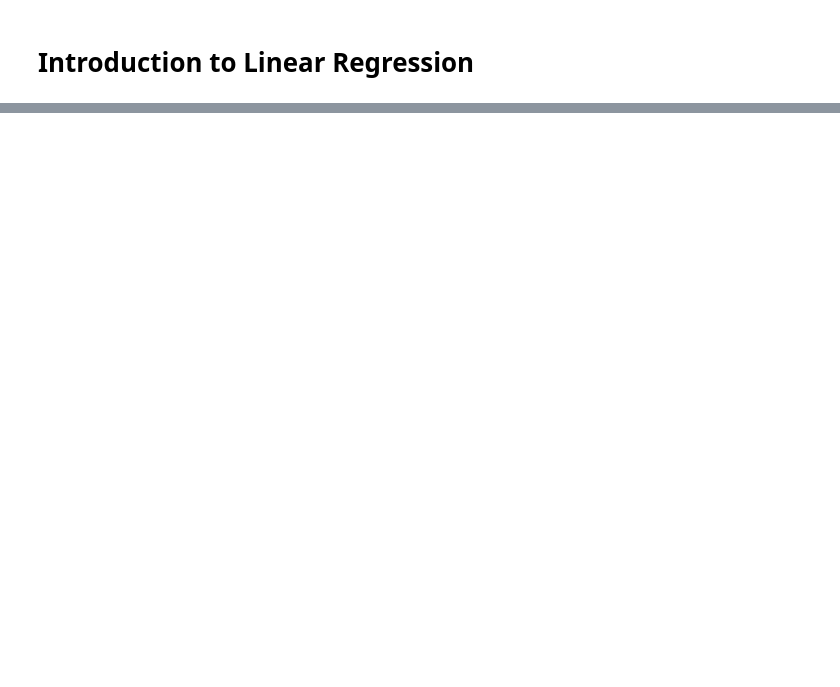
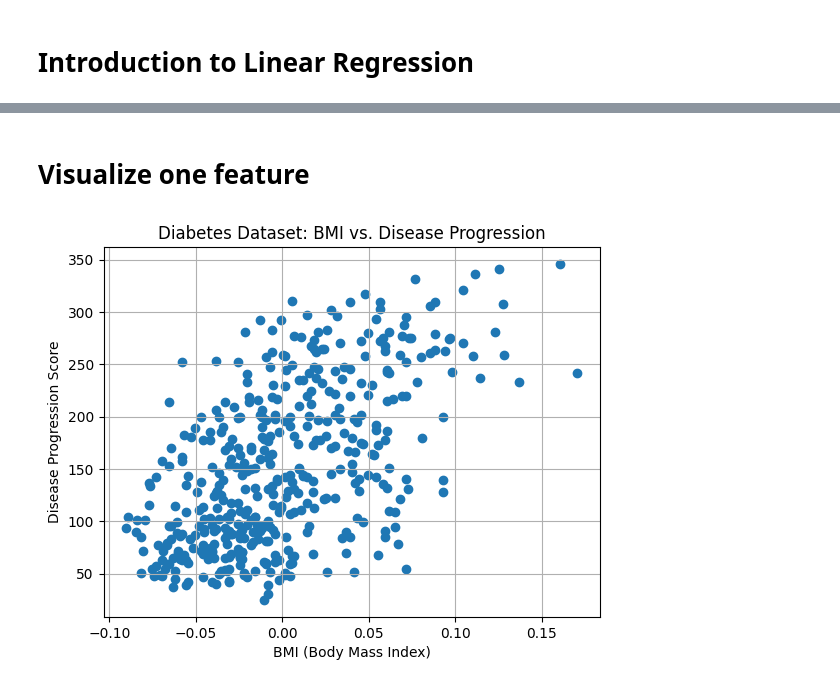
Before and after one commit to Ibtasam-98/machine-learning-algorithms, a Jupyter notebook: Linear-regression.ipynb, the cells around one changed output, grey strips where cells are left out. Saved outputs shown, nothing was run; the diff lists cells and outputs as text; code cells hidden in the pictures; blank space fills up the shorter version.

```diff
--- a/Linear-regression.ipynb
+++ b/Linear-regression.ipynb
@@ -145,0 +22,14 @@ plt.show()
+# %%
+diabetes = load_diabetes(as_frame=True)
+
+# Separate the features (input variables, X) from the target (output variable, y)
+X = diabetes.data
+y = diabetes.target
+
+print(f"Shape of X (features): {X.shape}")
+print(f"Shape of y (target): {y.shape}")
+
+print("\n--- First 5 rows of Features (X) ---")
+print(X.head()) # Display the first 5 rows of the feature DataFrame
+print("\n--- First 5 rows of Target (y) ---")
+print(y.head()) # Display the first 5 values of the target Series
@@ -145,0 +54,11 @@ plt.show()
+# %% [markdown]
+# Visualize one feature
+# %%
+plt.scatter(X['bmi'], y)
+plt.title("Diabetes Dataset: BMI vs. Disease Progression")
+plt.xlabel("BMI (Body Mass Index)")
+plt.ylabel("Disease Progression Score")
+plt.grid(True)
+plt.show()
+# %% [output]
+[figure, added]
```
Also changed, not shown: parts of 34 cells of this notebook.
